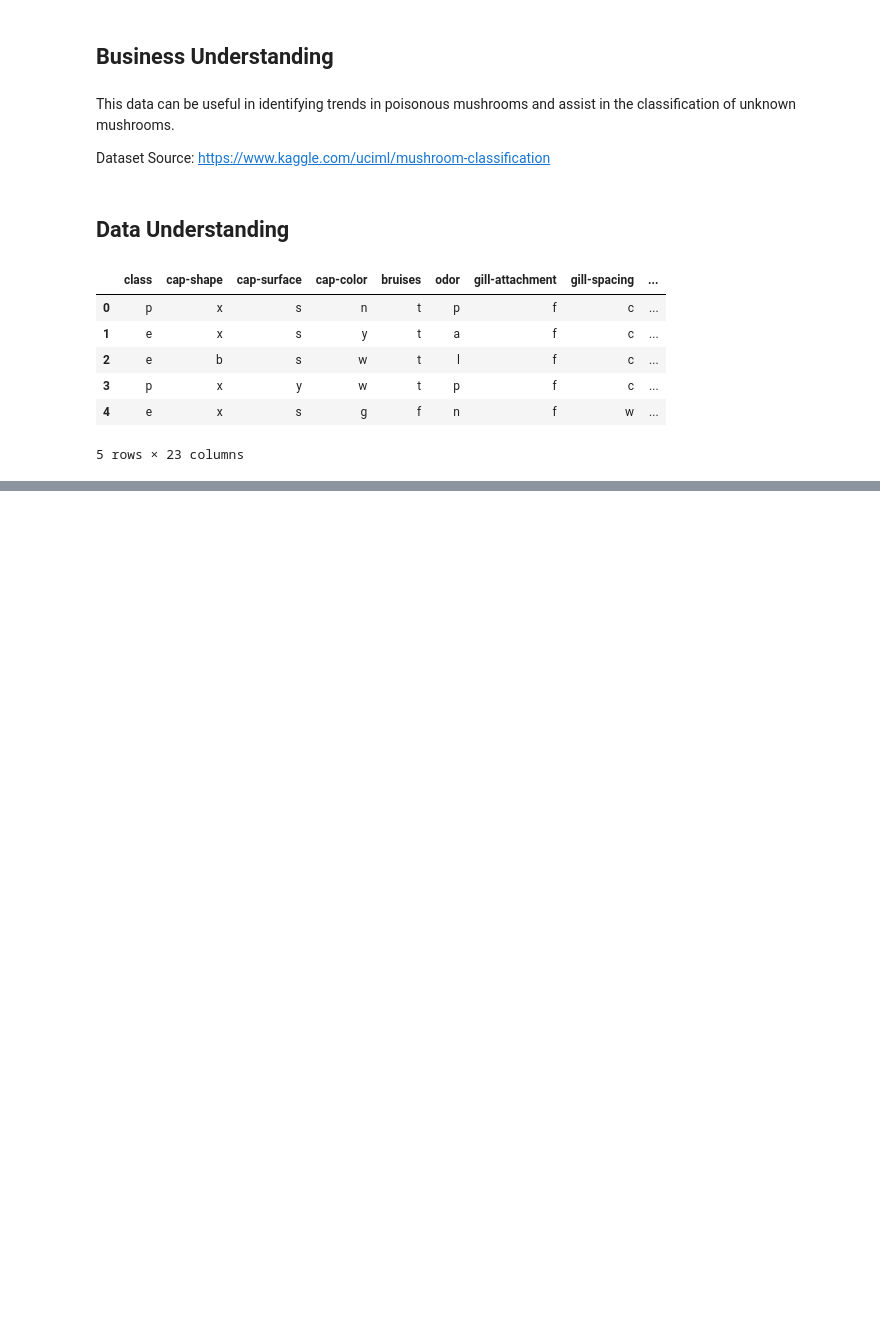
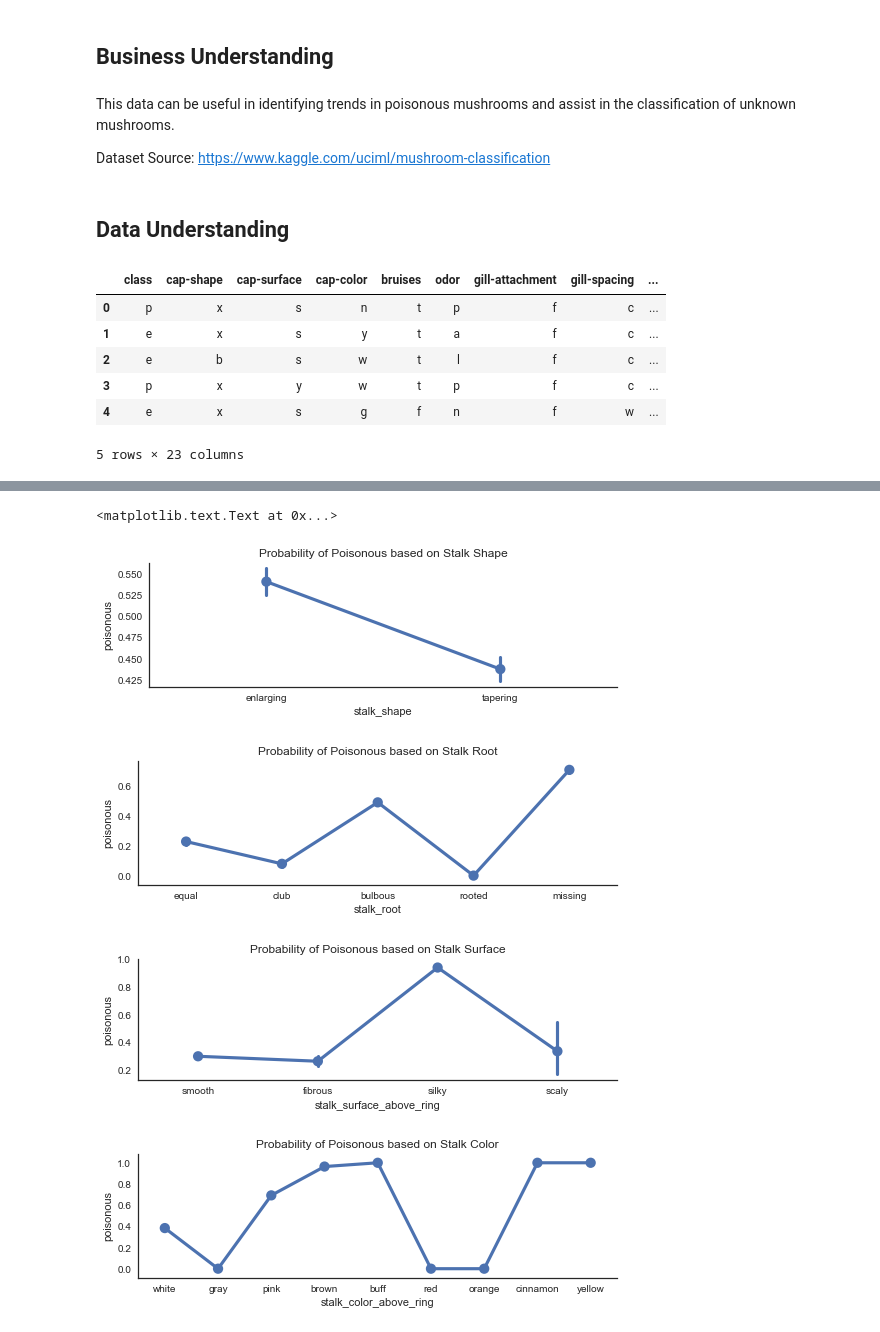
Before and after one commit to Thakugan/machine-learning-notebooks, a Jupyter notebook: 1-exploring-table-data/mushroom-hunting.ipynb, the cells around one changed output, grey strips where cells are left out. Cells and saved outputs as stored; diff of their text form; code cells hidden in the pictures; blank space fills up the shorter version.

```diff
--- a/1-exploring-table-data/mushroom-hunting.ipynb
+++ b/1-exploring-table-data/mushroom-hunting.ipynb
@@ -31,0 +301,20 @@ This data is extremely confusing since we don't inherently know what any of the
+# %%
+# nominal attributes related to Stalk
+
+# NOTE: below ring attributes turns out to be identical to above ring.
+# Taken out for efficiency.
+
+sns.factorplot(y="poisonous", x="stalk_shape", data=df, size = 2.5, aspect = 3)
+plt.title('Probability of Poisonous based on Stalk Shape')
+sns.factorplot(y="poisonous", x="stalk_root", data=df, size = 2.5, aspect = 3)
+plt.title('Probability of Poisonous based on Stalk Root')
+sns.factorplot(y="poisonous", x="stalk_surface_above_ring", data=df, size = 2.5, aspect = 3)
+plt.title('Probability of Poisonous based on Stalk Surface')
+sns.factorplot(y="poisonous", x="stalk_color_above_ring", data=df, size = 2.5, aspect = 3)
+plt.title('Probability of Poisonous based on Stalk Color')
+# %% [output]
+<matplotlib.text.Text at 0x...>
+[figure, added]
+[figure, added]
+[figure, added]
+[figure, added]
```
Also changed, not shown: parts of 23 cells of this notebook.
